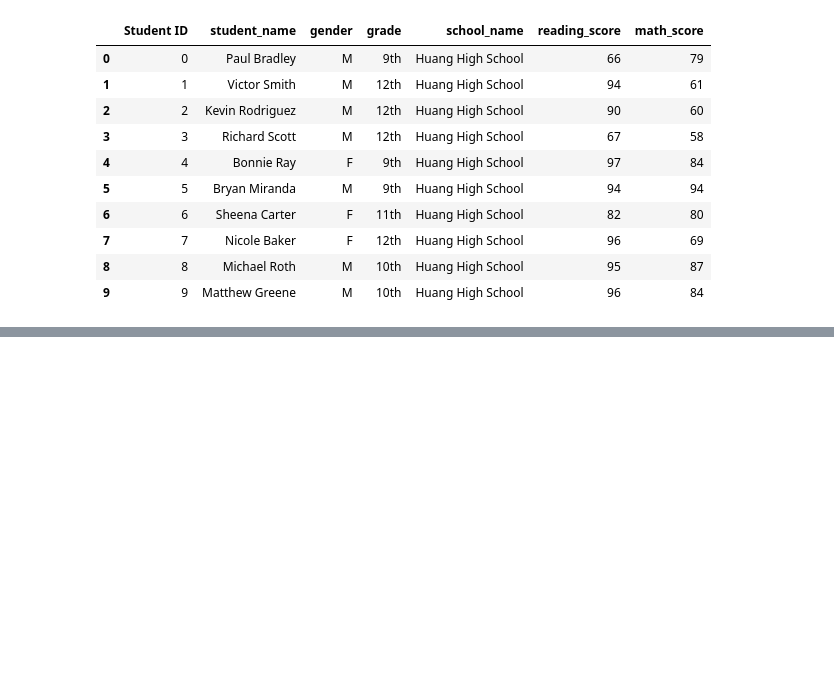
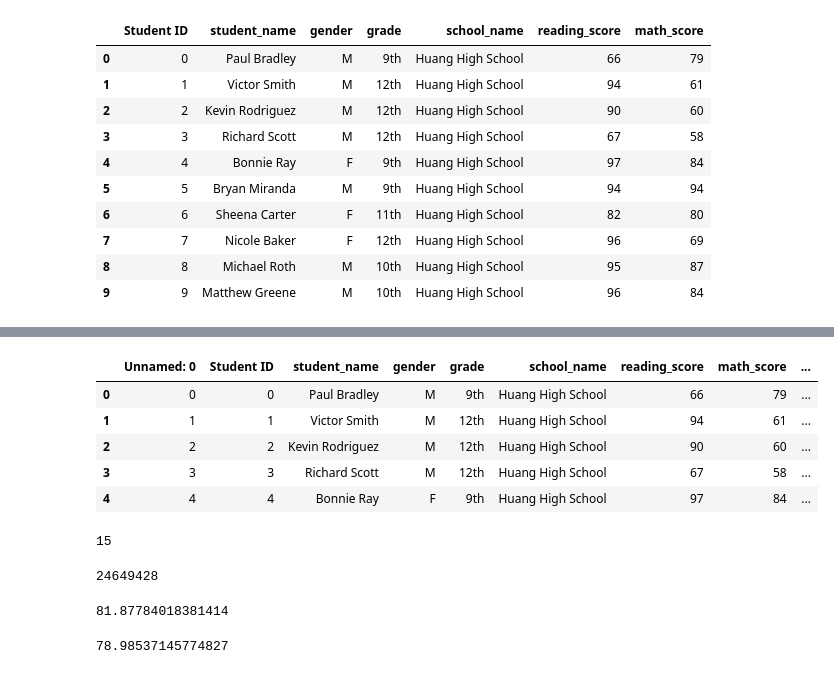
Before and after one commit to awar2170/School_District_Analysis, a Jupyter notebook: PyCitySchools.ipynb, the cells around one changed output, grey strips where cells are left out. Cells and saved outputs as stored; diff of their text form; code cells hidden in the pictures; blank space fills up the shorter version.

```diff
--- a/PyCitySchools.ipynb
+++ b/PyCitySchools.ipynb
@@ -247,0 +312,22 @@ student_data_df.head(10)
+# %%
+# How to combine the data into a single dataset.
+
+# This is making a new dataset called school_data_complete_df so we don't mess up our original school_data_df
+school_data_complete_df = pd.merge(clean_student_data_df, school_data_df, on=["school_name", "school_name"])
+
+# the above code says: make a new dataframe caleed school_data_complete_df
+# in this new dataframe, use pandas to merge the student_data_df and the school_data_df, using the "school_name" column in the student_data_df and the "school_name" column in the school_data_df to pair the two
+
+school_data_complete_df.head()
+# We were able to merge the two dataframes by using the common column of "school_name", it's like the way you combined the COVID data in your final R project for STOR 320.
+
+# NOTE: The order you input the dataframes matter
+# If we put the school_data_df first, we would get a different appearing output that would look a little wonky
+# So, if it looks wonky, change the dataframe order, and you should be good to go
+# %% [output]
+|  | Unnamed: 0 | Student ID | student_name | gender | grade | school_name | reading_score | math_score | ... |
+| 0 | 0 | 0 | Paul Bradley | M | 9th | Huang High School | 66 | 79 | ... |
+| 1 | 1 | 1 | Victor Smith | M | 12th | Huang High School | 94 | 61 | ... |
+| 2 | 2 | 2 | Kevin Rodriguez | M | 12th | Huang High School | 90 | 60 | ... |
+| 3 | 3 | 3 | Richard Scott | M | 12th | Huang High School | 67 | 58 | ... |
+| 4 | 4 | 4 | Bonnie Ray | F | 9th | Huang High School | 97 | 84 | ... |
@@ -247,0 +346,46 @@ student_data_df.head(10)
+# %%
+# Get the Number of Schools
+
+# Calculate the total number of schools.
+school_count = school_data_df["school_name"].count()
+school_count
+# The above code works because that is the data for just the schools.
+# If we ran the above code on our complete_df, we would get the wrong output because the number of schools in the "school_name" column match the number of students
+#  This only works because the school_data_df only have the length of the amount of schools
+
+# If we didn't already have school_data_df, we would have to get the number of schools this way:
+
+# How to get the number of schools if you don't already have a subsetted dataframe
+# Calculate the total number of schools
+school_count_2 = school_data_complete_df["school_name"].unique()
+# The ".unique()" function takes the column of "school_name" in the dataframe of school_data_complete_df and makes  aunique list of the types of schools that are listed throughout the dataframe
+school_count_2 # This outputs the unique list that we generated in the previous line of code
+
+# If we wanted to ge tthe number of high schools from teh array, we would need to run:
+len(school_data_complete_df["school_name"].unique()) # this is teh same output as school_count above
+# %% [output]
+15
+# %%
+# Get the Total Budget
+
+# Calculate the total budget.
+total_budget = school_data_df["budget"].sum() # This sums the budget column data
+total_budget
+# %% [output]
+24649428
+# %%
+# Get the Score Averages
+
+# Average Reading Score
+# Calculate the average reading score.
+average_reading_score = school_data_complete_df["reading_score"].mean() # This is the average of the reading_score column
+average_reading_score
+# %% [output]
+81.87784018381414
+# %%
+# Calculate the average math score.
+# Same logic as above
+average_math_score = school_data_complete_df["math_score"].mean()
+average_math_score
+# %% [output]
+78.98537145774827
```
Also changed, not shown: parts of 21 cells of this notebook, 2 other files.
